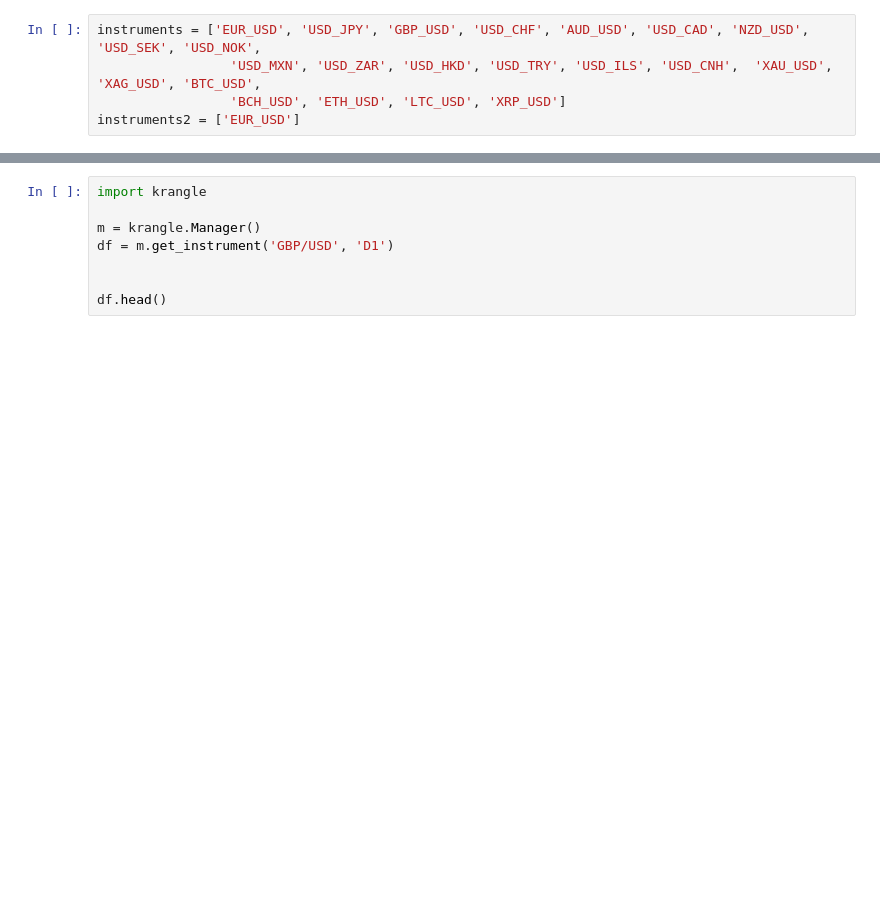
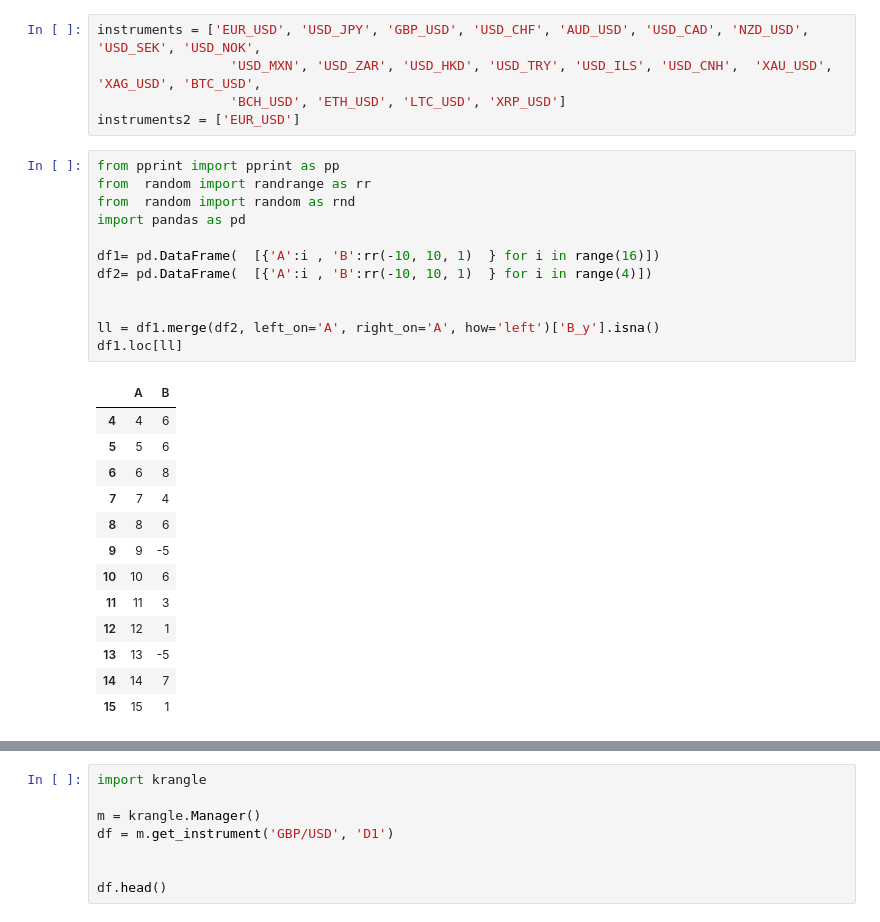
Before and after one commit to tazzo/kragle, a Jupyter notebook: forex_history.ipynb, the cells around one changed output, grey strips where cells are left out. Cells and saved outputs as stored; diff of their text form; blank space fills up the shorter version.

```diff
--- a/forex_history.ipynb
+++ b/forex_history.ipynb
@@ -56,6 +56,32 @@ instruments = ['EUR_USD', 'USD_JPY', 'GBP_USD', 'USD_CHF', 'AUD_USD', 'USD_CAD',
                  'USD_MXN', 'USD_ZAR', 'USD_HKD', 'USD_TRY', 'USD_ILS', 'USD_CNH',  'XAU_USD', 'XAG_USD', 'BTC_USD',
                  'BCH_USD', 'ETH_USD', 'LTC_USD', 'XRP_USD']
 instruments2 = ['EUR_USD']
+# %%
+from pprint import pprint as pp
+from  random import randrange as rr
+from  random import random as rnd
+import pandas as pd
+
+df1= pd.DataFrame(  [{'A':i , 'B':rr(-10, 10, 1)  } for i in range(16)])
+df2= pd.DataFrame(  [{'A':i , 'B':rr(-10, 10, 1)  } for i in range(4)])
+
+
+ll = df1.merge(df2, left_on='A', right_on='A', how='left')['B_y'].isna()
+df1.loc[ll]
+# %% [output]
+|  | A | B |
+| 4 | 4 | 6 |
+| 5 | 5 | 6 |
+| 6 | 6 | 8 |
+| 7 | 7 | 4 |
+| 8 | 8 | 6 |
+| 9 | 9 | -5 |
+| 10 | 10 | 6 |
+| 11 | 11 | 3 |
+| 12 | 12 | 1 |
+| 13 | 13 | -5 |
+| 14 | 14 | 7 |
+| 15 | 15 | 1 |
 # %%
 from pprint import pprint as pp
 from  random import randrange as rr
```
Also changed, not shown: parts of 8 cells of this notebook, 2 other files.
